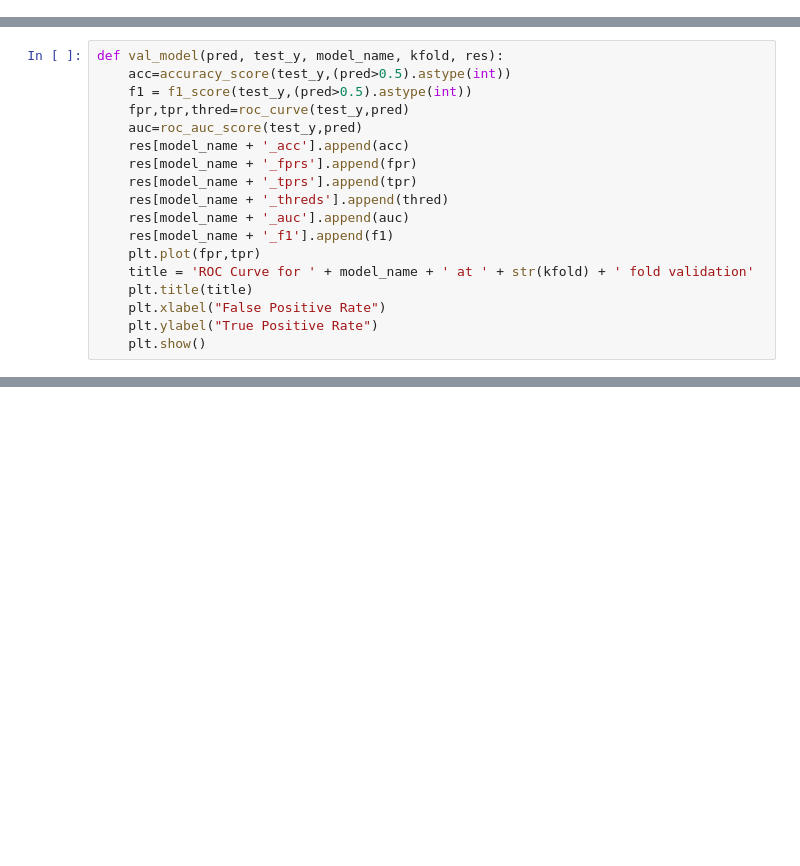
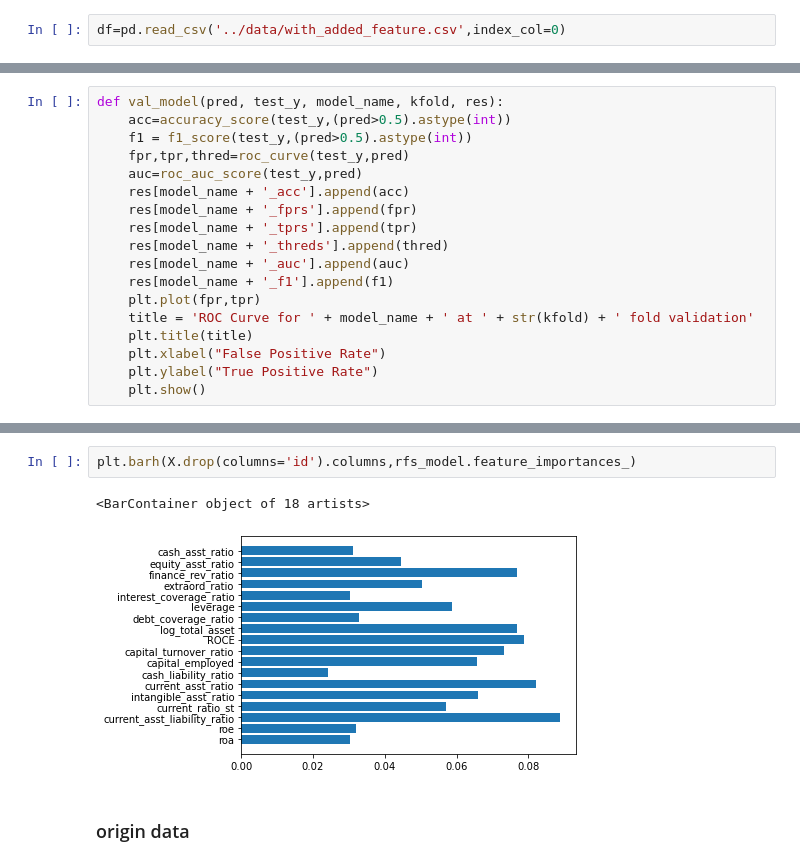
Before and after one commit to QiwenZz/3001_final_project, a Jupyter notebook: compare_models.ipynb, the cells around one changed output, grey strips where cells are left out. Drawn from its saved outputs; the diff is of its cells as text; blank space fills up the shorter version.

Commit message:
Add files via upload
Add some traing for Original data and total data

```diff
--- a/compare_models.ipynb
+++ b/compare_models.ipynb
@@ -357,6 +370,8 @@ plot_distribution(df,'cash_asst_ratio')
 [figure]
 # %%
 #df.to_csv('../data/with_added_feature.csv')
+# %%
+df=pd.read_csv('../data/with_added_feature.csv',index_col=0)
 # %% [markdown]
 ### Train_test_split
 # %%
@@ -594,0 +653,7 @@ output_params
+# %%
+plt.barh(X.drop(columns='id').columns,rfs_model.feature_importances_)
+# %% [output]
+<BarContainer object of 18 artists>
+[figure, added]
+# %% [markdown]
+### origin data
```
Also changed, not shown: parts of 14 cells of this notebook.
